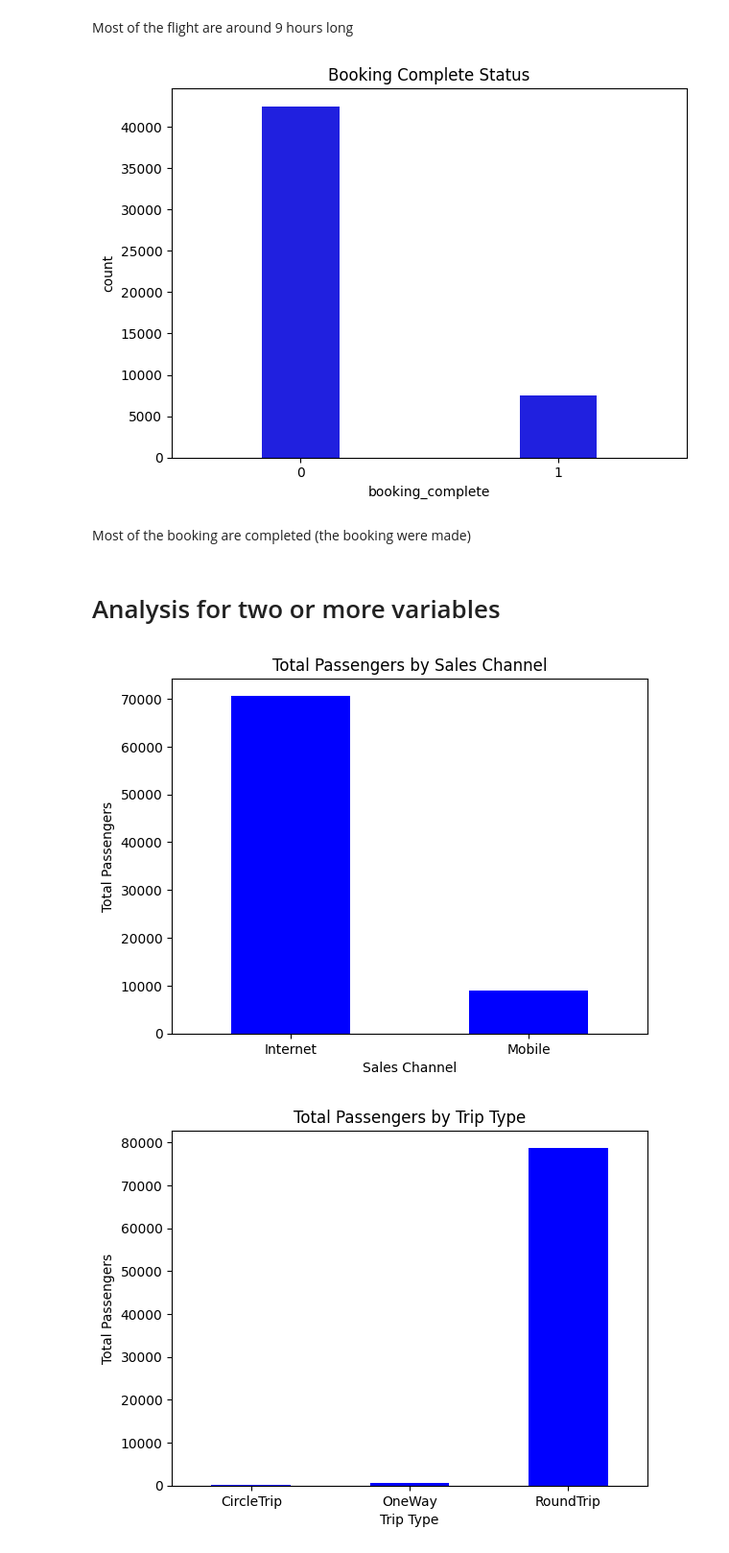
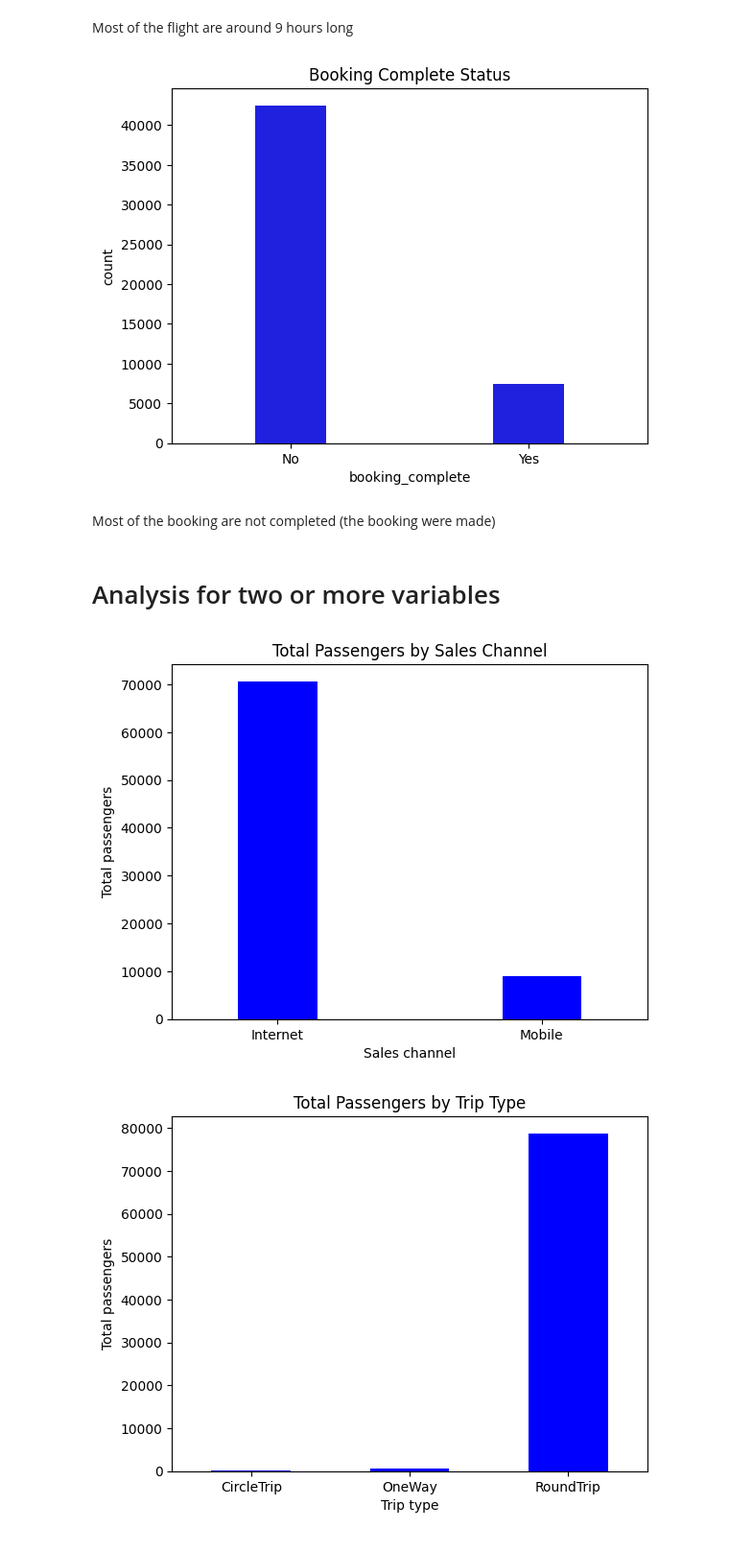
Before and after one commit to julam9/British-Airways-Modelling-Task, a Jupyter notebook: modelling_booking.ipynb, the cells around one changed output. Shown: that part at 96% size. Cells and saved outputs as stored; diff of their text form; code cells hidden in the pictures.

```diff
--- a/modelling_booking.ipynb
+++ b/modelling_booking.ipynb
@@ -248,26 +254,28 @@ plt.xlabel("Trip Hour");
 # %% [markdown]
 Most of the flight are around 9 hours long
 # %%
-sns.countplot(data=df, x="booking_complete", color="blue", width=0.3).set(title="Booking Complete Status")
-plt.tight_layout()
+ax = sns.countplot(data=df, x="booking_complete", color="blue", width=0.3)
+ax.set_title("Booking Complete Status")
+ax.set_xticks(range(2))
+ax.set_xticklabels(["No", "Yes"])
 plt.show()
 # %% [output]
-[figure, old version]
+[figure, new version]
 # %% [markdown]
-Most of the booking are completed (the booking were made)
+Most of the booking are not completed (the booking were made)
 # %% [markdown]
 # Analysis for two or more variables
 # %%
 # total passengers for each sales channel
 passenger_sales_channel = df[["num_passengers", "sales_channel"]].groupby("sales_channel").sum()
-passenger_sales_channel.plot(kind="bar", color="blue", legend=False)
+passenger_sales_channel.plot(kind="bar", color="blue", legend=False, width=0.3)
 plt.xticks(rotation=0)
 plt.title("Total Passengers by Sales Channel")
-plt.xlabel("Sales Channel")
-plt.ylabel("Total Passengers")
+plt.xlabel("Sales channel")
+plt.ylabel("Total passengers")
 plt.show()
 # %% [output]
-[figure, old version]
+[figure, new version]
 # %%
 # total passengers for each trip type
 passenger_trip_type = df[["num_passengers", "trip_type"]].groupby("trip_type").sum()
```
Also changed, not shown: parts of 24 cells of this notebook.
